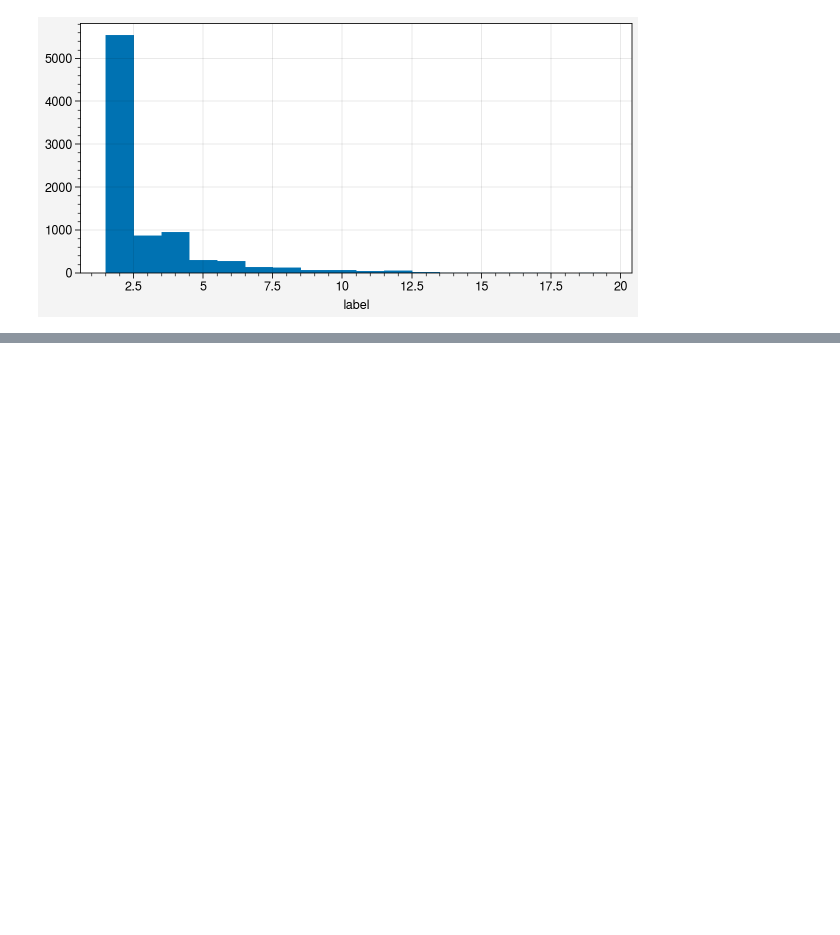
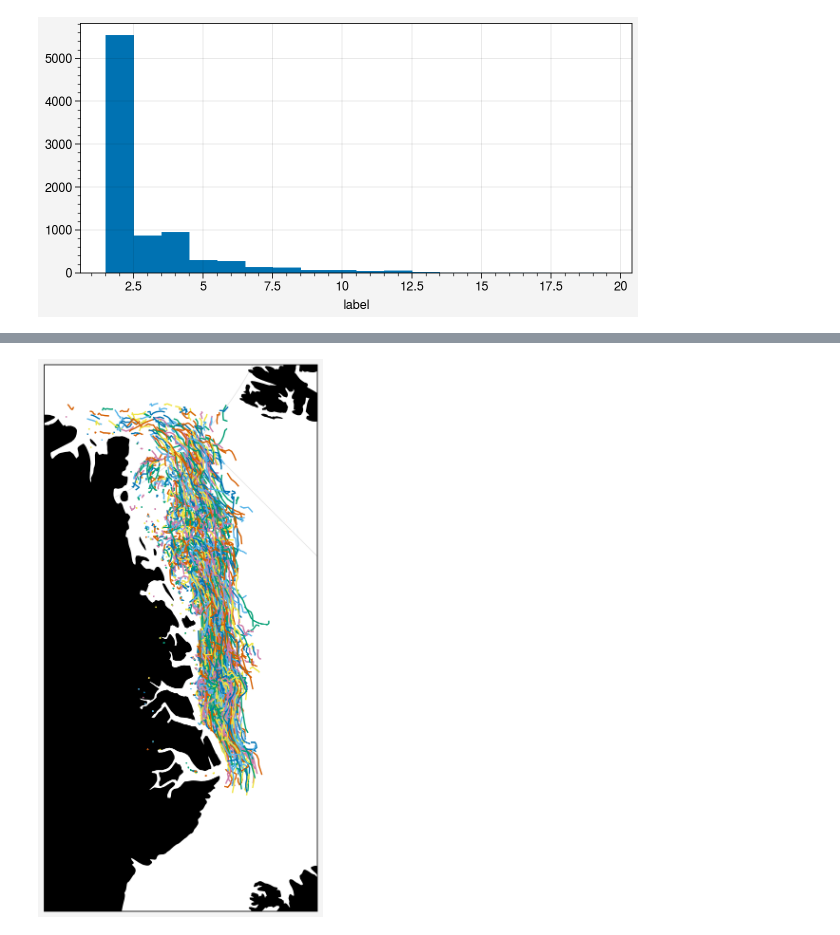
Before and after one commit to WilhelmusLab/process_fram_strait_v0, a Jupyter notebook: notebooks/data_quality_checks.ipynb, the cells around one changed output, grey strips where cells are left out. Cells and saved outputs as stored; diff of their text form; code cells hidden in the pictures; blank space fills up the shorter version.

```diff
--- a/notebooks/data_quality_checks.ipynb
+++ b/notebooks/data_quality_checks.ipynb
@@ -135,0 +207,5 @@ df.loc[df.floe_id == '2020_00262', ['area', 'perimeter', 'x_stere', 'y_stere', '
+# %%
+
+df = ift_dfs[2020].copy()
+df['area_mismatch'] = df['area'] - df['area_matlab']
+df['perimeter_mismatch'] = df['perimeter'] - df['perimeter_matlab']
@@ -135,0 +251,16 @@ df.loc[df.floe_id == '2020_00262', ['area', 'perimeter', 'x_stere', 'y_stere', '
+# %%
+trajectories = {}
+for year in range(2003, 2021):
+    trajectories[year] = pd.read_csv(dataloc + 'fram_strait-{y}/ift_interp_floe_trajectories_{y}.csv'.format(y=year), index_col=0)
+# %%
+fig, axs = pplt.subplots(width=3, proj='npstere', proj_kw={'lon_0': -45}, ncols=1)
+axs.format(land=True, landzorder=0)
+axs.set_extent([0.2e6, 1.2e6, -2.5e6, -0.5e6], crs=crs)
+for year in trajectories:
+    df = trajectories[year]
+    for floe_id, group in df.groupby('floe_id'):
+        if floe_id != 'unmatched':
+            if len(group) > 5:
+                axs.plot(group.x_stere.values, group.y_stere.values, transform=crs, marker='', lw=1)
+# %% [output]
+[figure, added]
```
Also changed, not shown: parts of 35 cells of this notebook, 4 other files.
